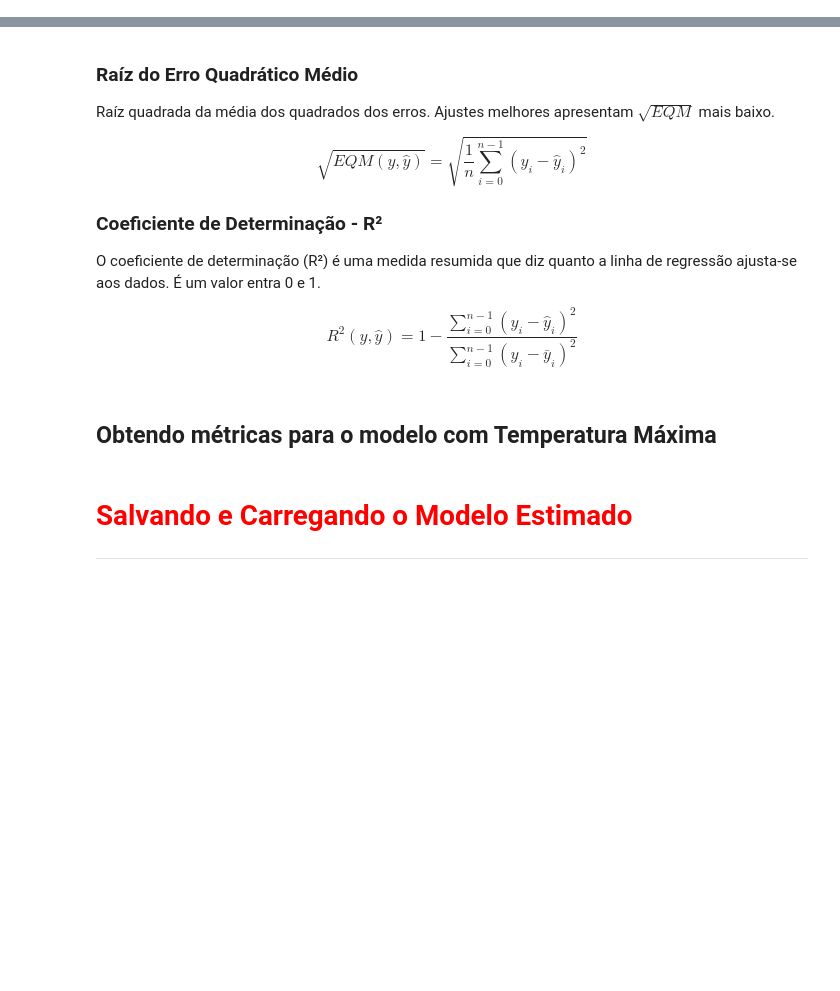
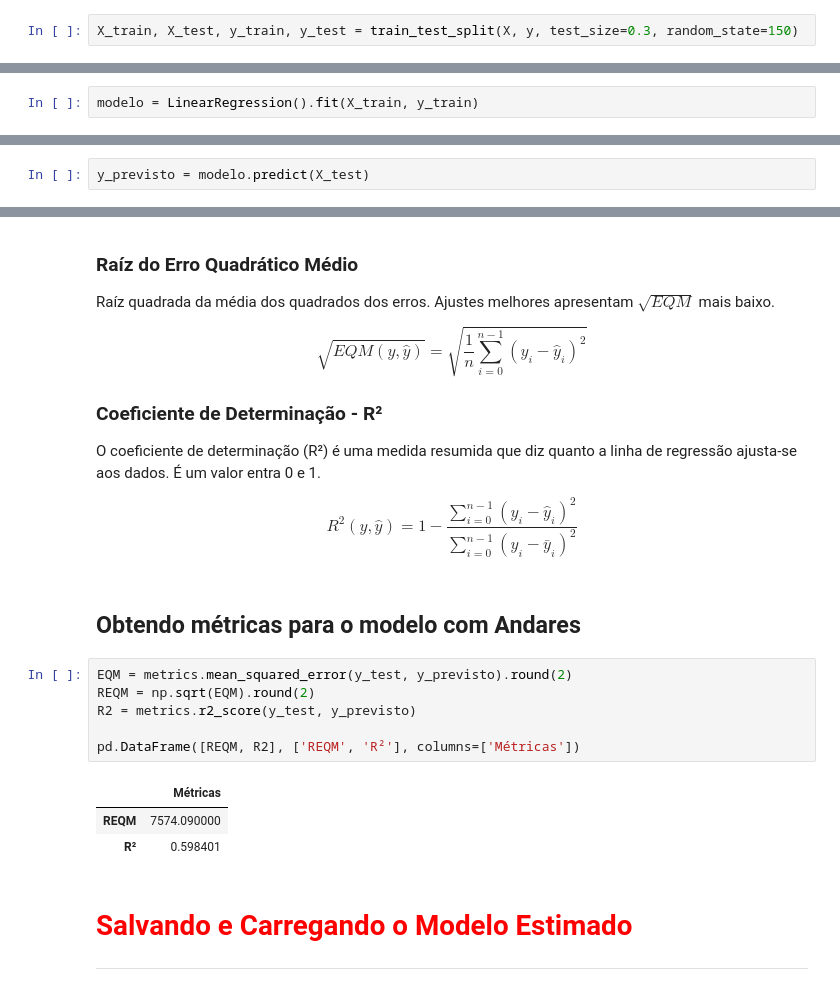
Before and after one commit to smcco94/DataAnalytics, a Jupyter notebook: Formação_Data_Sciency/Modulo_2/Regressao_Linear/Desafio/Regressao Linear - Exercicio.ipynb, the cells around one changed output, grey strips where cells are left out. Drawn from its saved outputs; the diff is of its cells as text; blank space fills up the shorter version.

```diff
--- a/Formação_Data_Sciency/Modulo_2/Regressao_Linear/Desafio/Regressao Linear - Exercicio.ipynb
+++ b/Formação_Data_Sciency/Modulo_2/Regressao_Linear/Desafio/Regressao Linear - Exercicio.ipynb
@@ -236,5 +267,7 @@ https://scikit-learn.org/stable/modules/generated/sklearn.model_selection.train_
 # %% [markdown]
 ## Criando os datasets de treino e de teste
+# %%
+X_train, X_test, y_train, y_test = train_test_split(X, y, test_size=0.3, random_state=150)
 # %% [markdown]
 ## Importando *LinearRegression* e *metrics* da biblioteca *scikit-learn*
 
@@ -244,5 +280,7 @@ https://scikit-learn.org/stable/modules/classes.html#regression-metrics
 # %% [markdown]
 ## Instanciando a classe *LinearRegression()*
+# %%
+modelo = LinearRegression().fit(X_train, y_train)
 # %% [markdown]
 ## Utilizando o método *fit()* para estimar o modelo linear utilizando os dados de TREINO (y_train e X_train)
 
@@ -263,6 +307,8 @@ https://scikit-learn.org/stable/modules/generated/sklearn.linear_model.LinearReg
 ## Gerando previsões para os dados de TESTE (X_test) utilizando o método *predict()*
 
 https://scikit-learn.org/stable/modules/generated/sklearn.linear_model.LinearRegression.html#sklearn.linear_model.LinearRegression.predict
+# %%
+y_previsto = modelo.predict(X_test)
 # %% [markdown]
 ## Obtendo o coeficiente de determinação (R²) para as previsões do nosso modelo
 
@@ -303,7 +346,17 @@ O coeficiente de determinação (R²) é uma medida resumida que diz quanto a li
 
 $$R^2(y, \hat{y}) = 1 - \frac {\sum_{i=0}^{n-1}(y_i-\hat{y}_i)^2}{\sum_{i=0}^{n-1}(y_i-\bar{y}_i)^2}$$
 # %% [markdown]
-## Obtendo métricas para o modelo com Temperatura Máxima
+## Obtendo métricas para o modelo com Andares
+# %%
+EQM = metrics.mean_squared_error(y_test, y_previsto).round(2)
+REQM = np.sqrt(EQM).round(2)
+R2 = metrics.r2_score(y_test, y_previsto)
+
+pd.DataFrame([REQM, R2], ['REQM', 'R²'], columns=['Métricas'])
+# %% [output]
+|  | Métricas |
+| REQM | 7574.090000 |
+| R² | 0.598401 |
 # %% [markdown]
 # <font color='red' style='font-size: 30px;'>Salvando e Carregando o Modelo Estimado</font>
 <hr style='border: 2px solid red;'>
```
Also changed, not shown: parts of 14 cells of this notebook, 1 other file.
